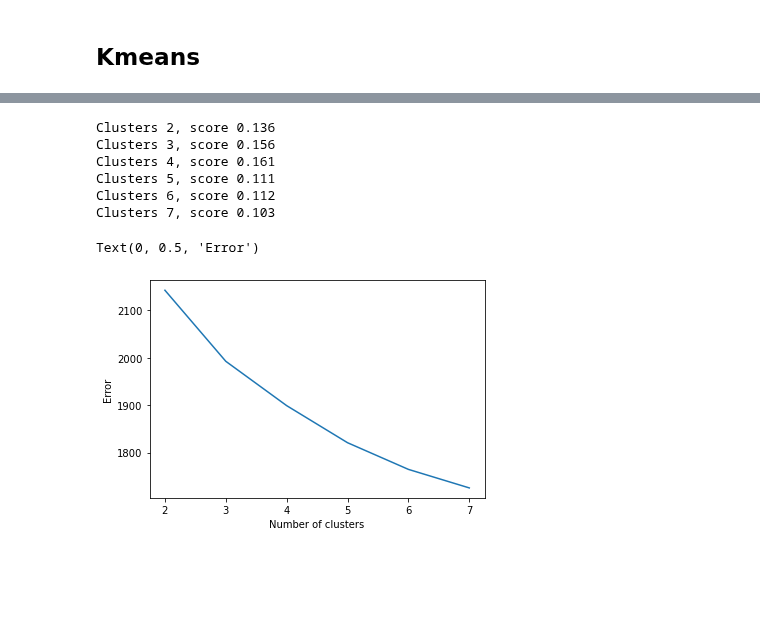
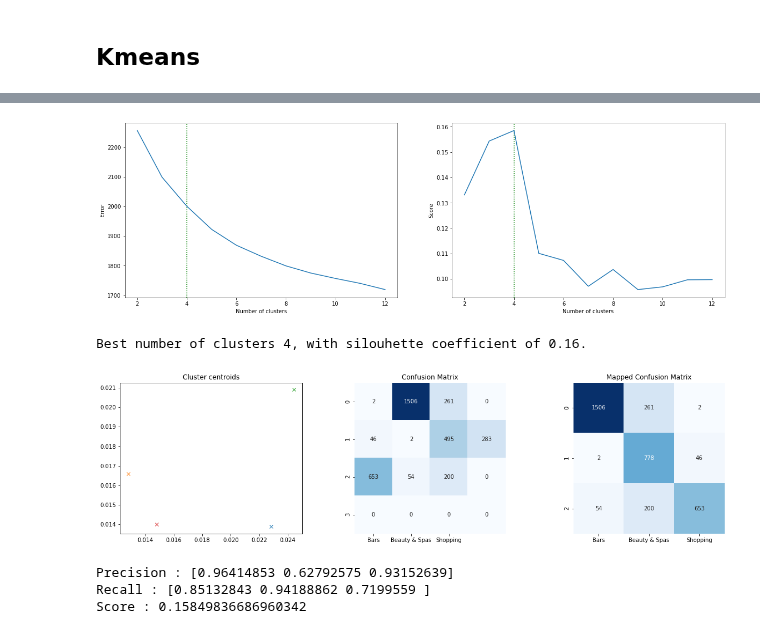
Before and after one commit to lkostakis/data-mining-NLP, a Jupyter notebook: ask3.ipynb, the cells around one changed output, grey strips where cells are left out. Drawn from its saved outputs; the diff is of its cells as text; code cells hidden in the pictures; blank space fills up the shorter version.

```diff
--- a/ask3.ipynb
+++ b/ask3.ipynb
@@ -244,32 +226,38 @@ Recall : [0.90439883 0.35667107 0.93648817]
 # %%
-from sklearn.metrics import silhouette_score
-
-n_clusters = 7
+n_clusters = 12
+max_score = 0
 error = np.zeros(n_clusters+1)
-error[0] = 0
-max_score = 0
-f_clasters = 0
 score = np.zeros(n_clusters+1)
 for k in range(2,n_clusters+1):
-    kmeans = sk_cluster.KMeans(init='k-means++', n_clusters=k, n_init=25, max_iter=600,  random_state=42)
-    preds = kmeans.fit_predict(fitted_vectorizer)
+    start = time.time()
+    kmeans = KMeans(init='k-means++', n_clusters=k, n_init=25, max_iter=600,  random_state=42)
+    preds = kmeans.fit_predict(document_term_matrix)
     error[k] = kmeans.inertia_
-    score[k] = silhouette_score(fitted_vectorizer, preds)
-    print('Clusters {}, score {:.3f}'.format(k, score[k]))
+    score[k] = silhouette_score(document_term_matrix, preds)
     if (score[k] > max_score):
         f_clasters = k
         max_score = score[k]
+    stop = time.time()
+    #print('Clusters {} finished, time {:.2f}s, score {:.2f}'.format(k, stop-start, score[k]))
 
-plt.plot(range(2,len(error)),error[2:])
-#plt.plot(range(2,len(score)),score[2:])
+# Displaying results
+plt.figure(figsize=(20, 6))
+plt.subplot(1, 2, 1)
+plt.axvline(x=f_clasters, color='g', linestyle=':')
+plt.plot(np.array(range(2,n_clusters+1)),error[2:])
 plt.xlabel('Number of clusters')
 plt.ylabel('Error')
+
+
+plt.subplot(1, 2, 2)
+plt.axvline(x=f_clasters, color='g', linestyle=':')
+plt.plot(np.array(range(2,n_clusters+1)),score[2:])
+plt.xlabel('Number of clusters')
+plt.ylabel('Score')
+
+plt.show()
+
+print('Best number of clusters {}, with silouhette coefficient of {:.2f}.'.format(f_clasters, max_score))
 # %% [output]
+[figure, new version]
-Clusters 2, score 0.136
-Clusters 3, score 0.156
-Clusters 4, score 0.161
-Clusters 5, score 0.111
-Clusters 6, score 0.112
-Clusters 7, score 0.103
+Best number of clusters 4, with silouhette coefficient of 0.16.
-Text(0, 0.5, 'Error')
-[figure, old version]
@@ -321,3 +264,10 @@ def Kmeans_winfo(n_clusters, true_labels, data):
+# %%
+Kmeans_winfo(f_clasters, true_labels, document_term_matrix)
+# %% [output]
+[figure, added]
+Precision : [0.96414853 0.62792575 0.93152639]
+Recall : [0.85132843 0.94188862 0.7199559 ]
+Score : 0.15849836686960342
 # %%
 # data_for_agglo = fitted_vectorizer.todense()
 
```
Also changed, not shown: parts of 23 cells of this notebook.
